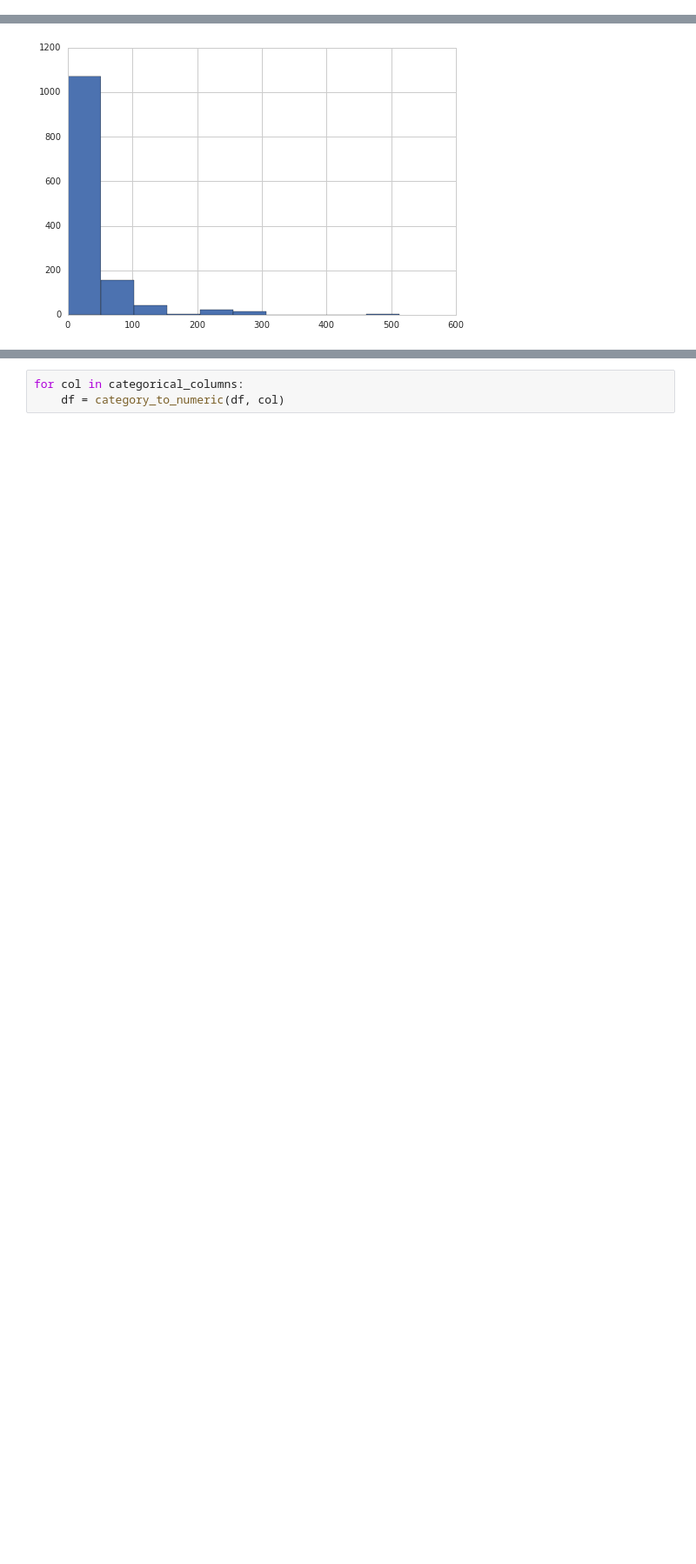
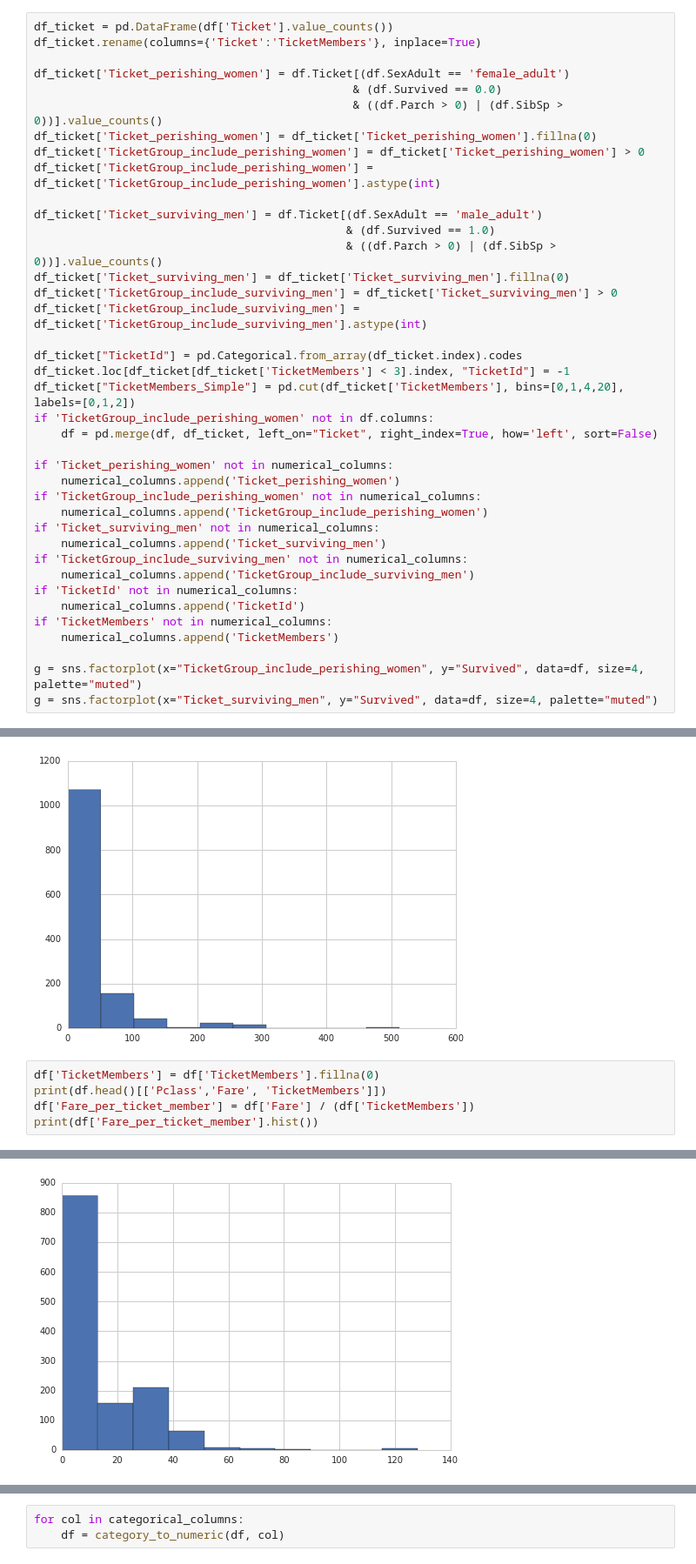
Before and after one commit to voyageth/kaggle, a Jupyter notebook: notebook/titanic.ipynb, the cells around one changed output, grey strips where cells are left out. Shown at 87% size. Drawn from its saved outputs; the diff is of its cells as text; blank space fills up the shorter version.

```diff
--- a/notebook/titanic.ipynb
+++ b/notebook/titanic.ipynb
@@ -81,3 +98,42 @@ if 'Embarked' not in categorical_columns:
     categorical_columns.append('Embarked')
 # %% [output]
 [figure]
+# %%
+df_ticket = pd.DataFrame(df['Ticket'].value_counts())
+df_ticket.rename(columns={'Ticket':'TicketMembers'}, inplace=True)
+
+df_ticket['Ticket_perishing_women'] = df.Ticket[(df.SexAdult == 'female_adult')
+                                               & (df.Survived == 0.0)
+                                               & ((df.Parch > 0) | (df.SibSp > 0))].value_counts()
+df_ticket['Ticket_perishing_women'] = df_ticket['Ticket_perishing_women'].fillna(0)
+df_ticket['TicketGroup_include_perishing_women'] = df_ticket['Ticket_perishing_women'] > 0
+df_ticket['TicketGroup_include_perishing_women'] = df_ticket['TicketGroup_include_perishing_women'].astype(int)
+
+df_ticket['Ticket_surviving_men'] = df.Ticket[(df.SexAdult == 'male_adult')
+                                              & (df.Survived == 1.0)
+                                              & ((df.Parch > 0) | (df.SibSp > 0))].value_counts()
+df_ticket['Ticket_surviving_men'] = df_ticket['Ticket_surviving_men'].fillna(0)
+df_ticket['TicketGroup_include_surviving_men'] = df_ticket['Ticket_surviving_men'] > 0
+df_ticket['TicketGroup_include_surviving_men'] = df_ticket['TicketGroup_include_surviving_men'].astype(int)
+
+df_ticket["TicketId"] = pd.Categorical.from_array(df_ticket.index).codes
+df_ticket.loc[df_ticket[df_ticket['TicketMembers'] < 3].index, "TicketId"] = -1
+df_ticket["TicketMembers_Simple"] = pd.cut(df_ticket['TicketMembers'], bins=[0,1,4,20], labels=[0,1,2])
+if 'TicketGroup_include_perishing_women' not in df.columns:
+    df = pd.merge(df, df_ticket, left_on="Ticket", right_index=True, how='left', sort=False)
+
+if 'Ticket_perishing_women' not in numerical_columns:
+    numerical_columns.append('Ticket_perishing_women')
+if 'TicketGroup_include_perishing_women' not in numerical_columns:
+    numerical_columns.append('TicketGroup_include_perishing_women')
+if 'Ticket_surviving_men' not in numerical_columns:
+    numerical_columns.append('Ticket_surviving_men')
+if 'TicketGroup_include_surviving_men' not in numerical_columns:
+    numerical_columns.append('TicketGroup_include_surviving_men')
+if 'TicketId' not in numerical_columns:
+    numerical_columns.append('TicketId')
+if 'TicketMembers' not in numerical_columns:
+    numerical_columns.append('TicketMembers')
+
+g = sns.factorplot(x="TicketGroup_include_perishing_women", y="Survived", data=df, size=4, palette="muted")
+g = sns.factorplot(x="Ticket_surviving_men", y="Survived", data=df, size=4, palette="muted")
@@ -135,3 +302,9 @@ max       512.329200
 Name: Fare, dtype: float64
 Axes(0.125,0.125;0.775x0.775)
 [figure]
+# %%
+df['TicketMembers'] = df['TicketMembers'].fillna(0)
+print(df.head()[['Pclass','Fare', 'TicketMembers']])
+df['Fare_per_ticket_member'] = df['Fare'] / (df['TicketMembers'])
+print(df['Fare_per_ticket_member'].hist())
+# %% [output]
@@ -137,0 +318 @@ Axes(0.125,0.125;0.775x0.775)
+[figure, added]
```
Also changed, not shown: parts of 39 cells of this notebook, 1 other file.
